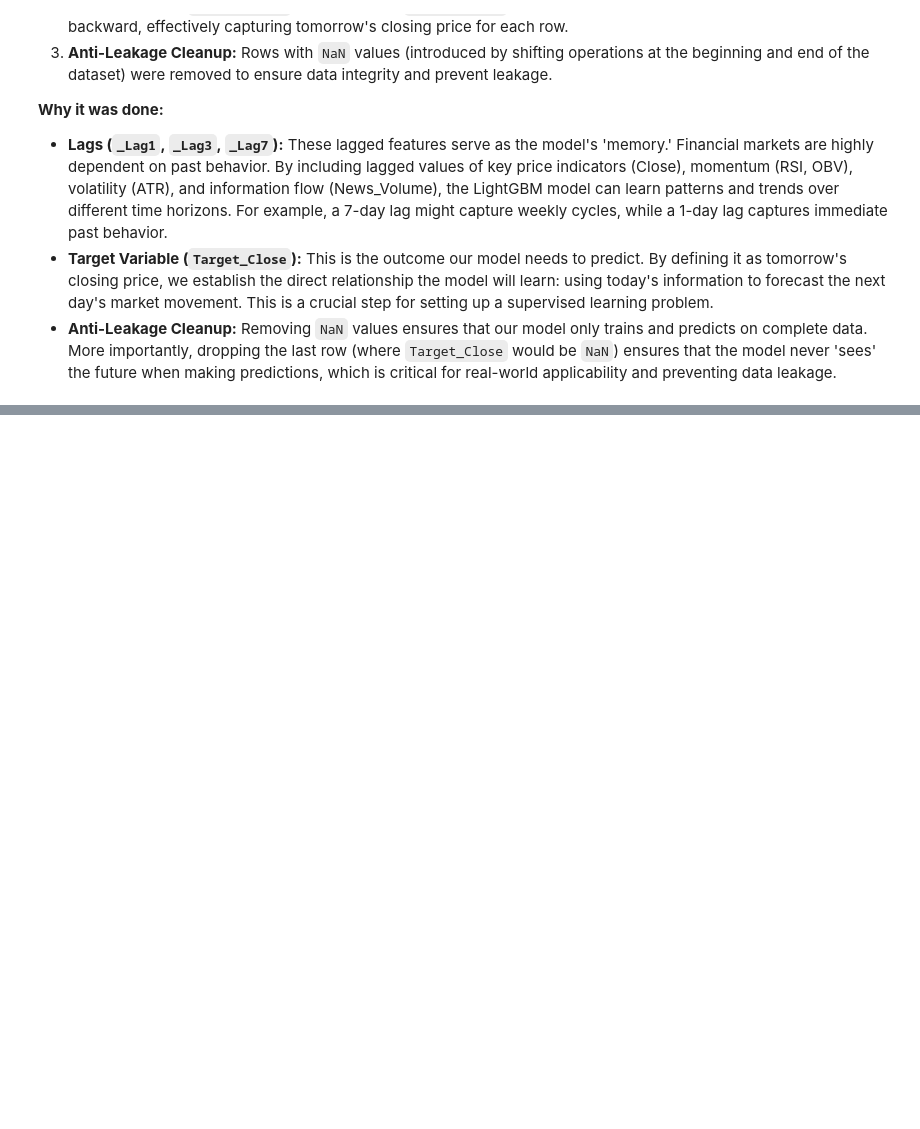
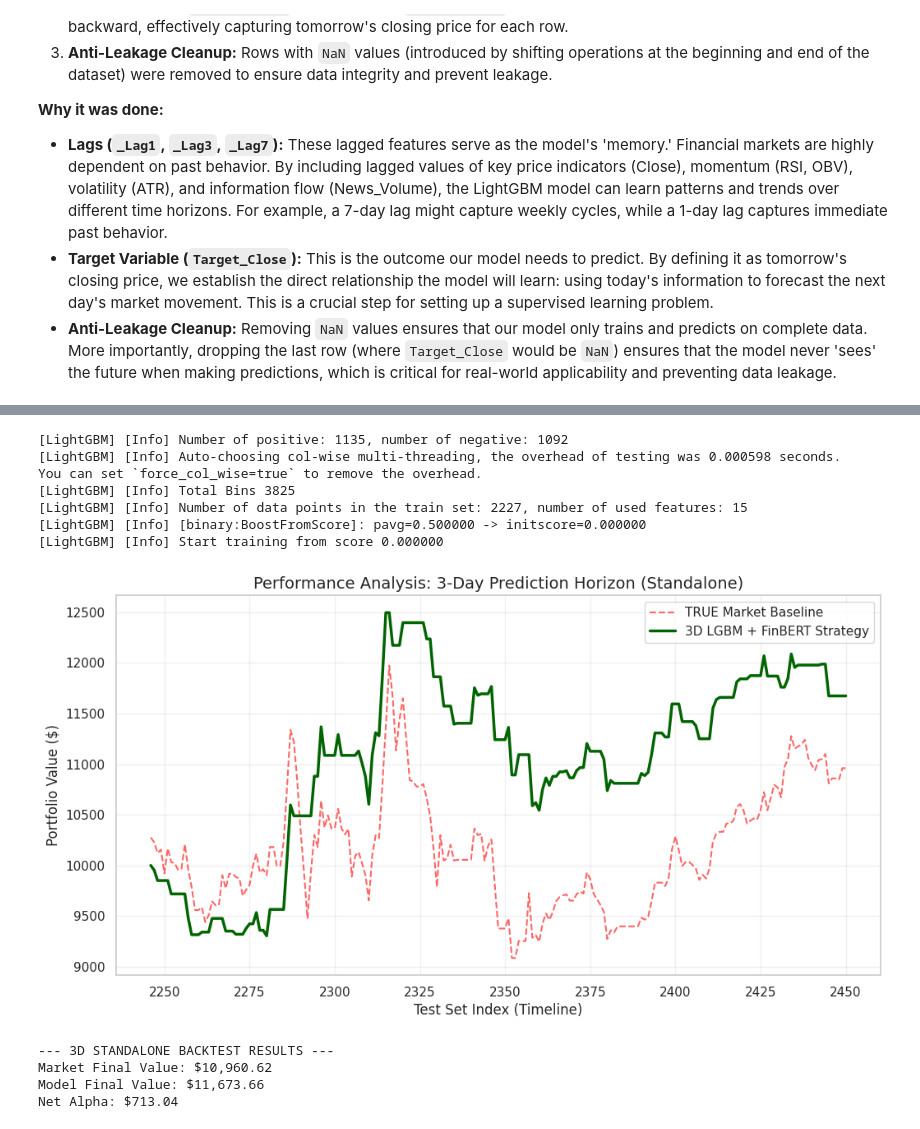
Before and after one commit to husseinabdelbary/Hussein-Abdelbary-s-Bachelor-Project, a Jupyter notebook: Bachelor_Thesis_HA2026.ipynb, the cells around one changed output, grey strips where cells are left out. Drawn from its saved outputs; the diff is of its cells as text; code cells hidden in the pictures; blank space fills up the shorter version.

```diff
--- a/Bachelor_Thesis_HA2026.ipynb
+++ b/Bachelor_Thesis_HA2026.ipynb
@@ -575,0 +1248,69 @@ print("✅ Phase 4 Complete: Model successfully trained and predictions generate
+# %%
+import matplotlib.pyplot as plt
+import numpy as np
+import lightgbm as lgb
+
+# 1. Define the 3D Target and Split (Fresh Start)
+# Using the compounded return of the NEXT 3 days
+future_3d_return = (
+    (combined['Close_Ret'].shift(-1) + 1) * (combined['Close_Ret'].shift(-2) + 1) * (combined['Close_Ret'].shift(-3) + 1)
+) - 1
+combined['Trend_Target_3D'] = (future_3d_return > 0).astype(int)
+
+# Use only the rows that have a 3-day future target (drop the last 3)
+df_3d_standalone = combined.dropna().copy()
+split_idx = int(len(df_3d_standalone) * 0.8)
+
+X_train_3d = df_3d_standalone.iloc[:split_idx][normalized_elite_features]
+y_train_3d = df_3d_standalone.iloc[:split_idx]['Trend_Target_3D']
+test_window_3d = df_3d_standalone.iloc[split_idx:].loc[:2450].copy()
+
+# 2. Train the 3-Day Model
+model_3d = lgb.LGBMClassifier(**random_search.best_params_, random_state=42, class_weight='balanced')
+model_3d.fit(X_train_3d, y_train_3d)
+
+# 3. Generate Predictions for the test window
+preds_3d = model_3d.predict(test_window_3d[normalized_elite_features])
+
+# 4. Ground Truth: Constant Market Baseline (The Red Line)
+# Using the daily return to see the day-to-day reality
+daily_rets = test_window_3d['Close_Ret'].shift(-1).fillna(0)
+initial_capital = 10000
+test_window_3d['True_Market'] = initial_capital * (1 + daily_rets).cumprod()
+
+# 5. Strategy Value: Apply 3D Predictions (The Green Line)
+strat_rets_3d = preds_3d * daily_rets
+test_window_3d['Strategy_3D'] = initial_capital * (1 + strat_rets_3d).cumprod()
+
+# 6. Plotting
+plt.figure(figsize=(12, 6))
+plt.plot(test_window_3d['True_Market'], label='TRUE Market Baseline', color='red', linestyle='--', alpha=0.6)
+plt.plot(test_window_3d['Strategy_3D'], label='3D LGBM + FinBERT Strategy', color='darkgreen', linewidth=2.5)
+
+plt.title('Performance Analysis: 3-Day Prediction Horizon (Standalone)', fontsize=14)
+plt.xlabel('Test Set Index (Timeline)', fontsize=12)
+plt.ylabel('Portfolio Value ($)', fontsize=12)
+plt.legend()
+plt.grid(alpha=0.3)
+plt.show()
+
+# Final Stats
+f_mkt = test_window_3d['True_Market'].iloc[-1]
+f_strat = test_window_3d['Strategy_3D'].iloc[-1]
+print(f"--- 3D STANDALONE BACKTEST RESULTS ---")
+print(f"Market Final Value: ${f_mkt:,.2f}")
+print(f"Model Final Value: ${f_strat:,.2f}")
+print(f"Net Alpha: ${f_strat - f_mkt:,.2f}")
+# %% [output]
+[LightGBM] [Info] Number of positive: 1135, number of negative: 1092
+[LightGBM] [Info] Auto-choosing col-wise multi-threading, the overhead of testing was 0.000598 seconds.
+You can set `force_col_wise=true` to remove the overhead.
+[LightGBM] [Info] Total Bins 3825
+[LightGBM] [Info] Number of data points in the train set: 2227, number of used features: 15
+[LightGBM] [Info] [binary:BoostFromScore]: pavg=0.500000 -> initscore=0.000000
+[LightGBM] [Info] Start training from score 0.000000
+[figure, added]
+--- 3D STANDALONE BACKTEST RESULTS ---
+Market Final Value: $10,960.62
+Model Final Value: $11,673.66
+Net Alpha: $713.04
```
Also changed, not shown: parts of 36 cells of this notebook.
